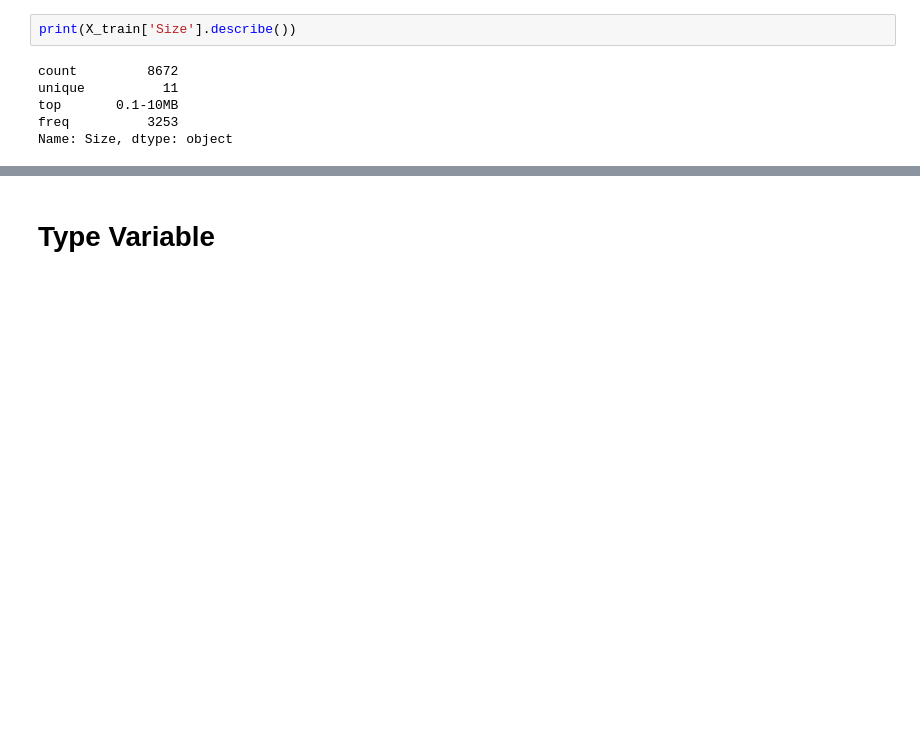
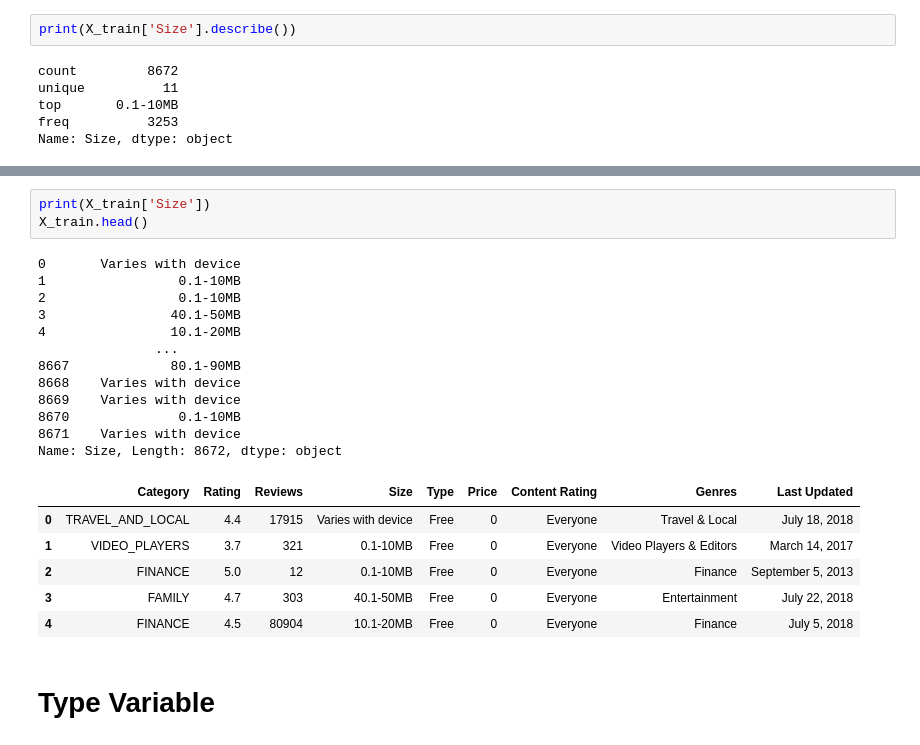
Before and after one commit to isabelvonah/dana_projekt, a Jupyter notebook: 2b_Descriptive_Statistics.ipynb, the cells around one changed output, grey strips where cells are left out. Drawn from its saved outputs; the diff is of its cells as text; blank space fills up the shorter version.

```diff
--- a/2b_Descriptive_Statistics.ipynb
+++ b/2b_Descriptive_Statistics.ipynb
@@ -200,6 +200,28 @@ fig.update_yaxes(title_text='Anteil in Prozent')
 fig.show()
 # %% [output]
 [interactive output not drawn]
+# %%
+print(X_train['Size'])
+X_train.head()
+# %% [output]
+0       Varies with device
+1                 0.1-10MB
+2                 0.1-10MB
+3                40.1-50MB
+4                10.1-20MB
+               ...
+8667             80.1-90MB
+8668    Varies with device
+8669    Varies with device
+8670              0.1-10MB
+8671    Varies with device
+Name: Size, Length: 8672, dtype: object
+|  | Category | Rating | Reviews | Size | Type | Price | Content Rating | Genres | Last Updated |
+| 0 | TRAVEL_AND_LOCAL | 4.4 | 17915 | Varies with device | Free | 0 | Everyone | Travel & Local | July 18, 2018 |
+| 1 | VIDEO_PLAYERS | 3.7 | 321 | 0.1-10MB | Free | 0 | Everyone | Video Players & Editors | March 14, 2017 |
+| 2 | FINANCE | 5.0 | 12 | 0.1-10MB | Free | 0 | Everyone | Finance | September 5, 2013 |
+| 3 | FAMILY | 4.7 | 303 | 40.1-50MB | Free | 0 | Everyone | Entertainment | July 22, 2018 |
+| 4 | FINANCE | 4.5 | 80904 | 10.1-20MB | Free | 0 | Everyone | Finance | July 5, 2018 |
 # %% [markdown]
 # Type Variable
 # %%
```
Also changed, not shown: parts of 26 cells of this notebook, 4 other files.
